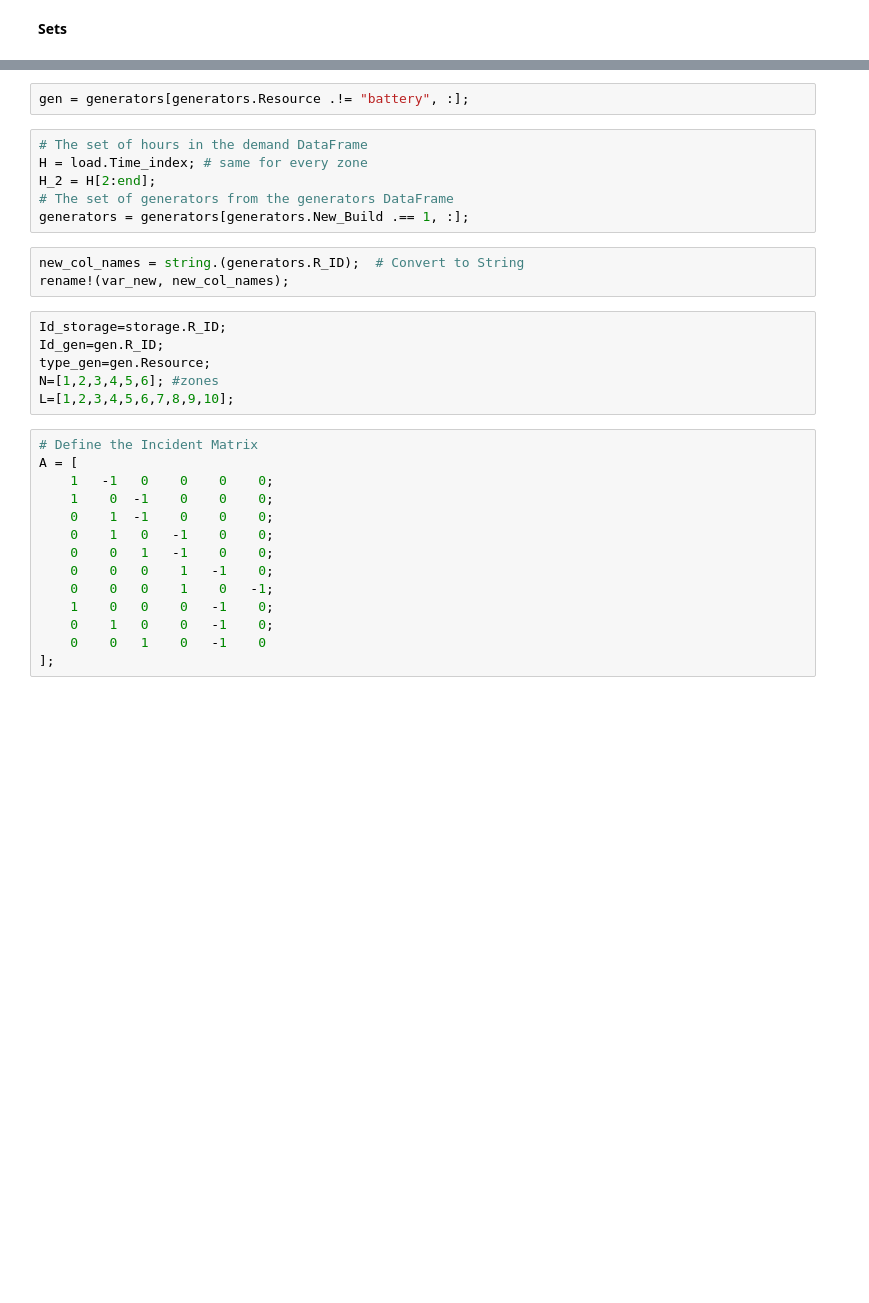
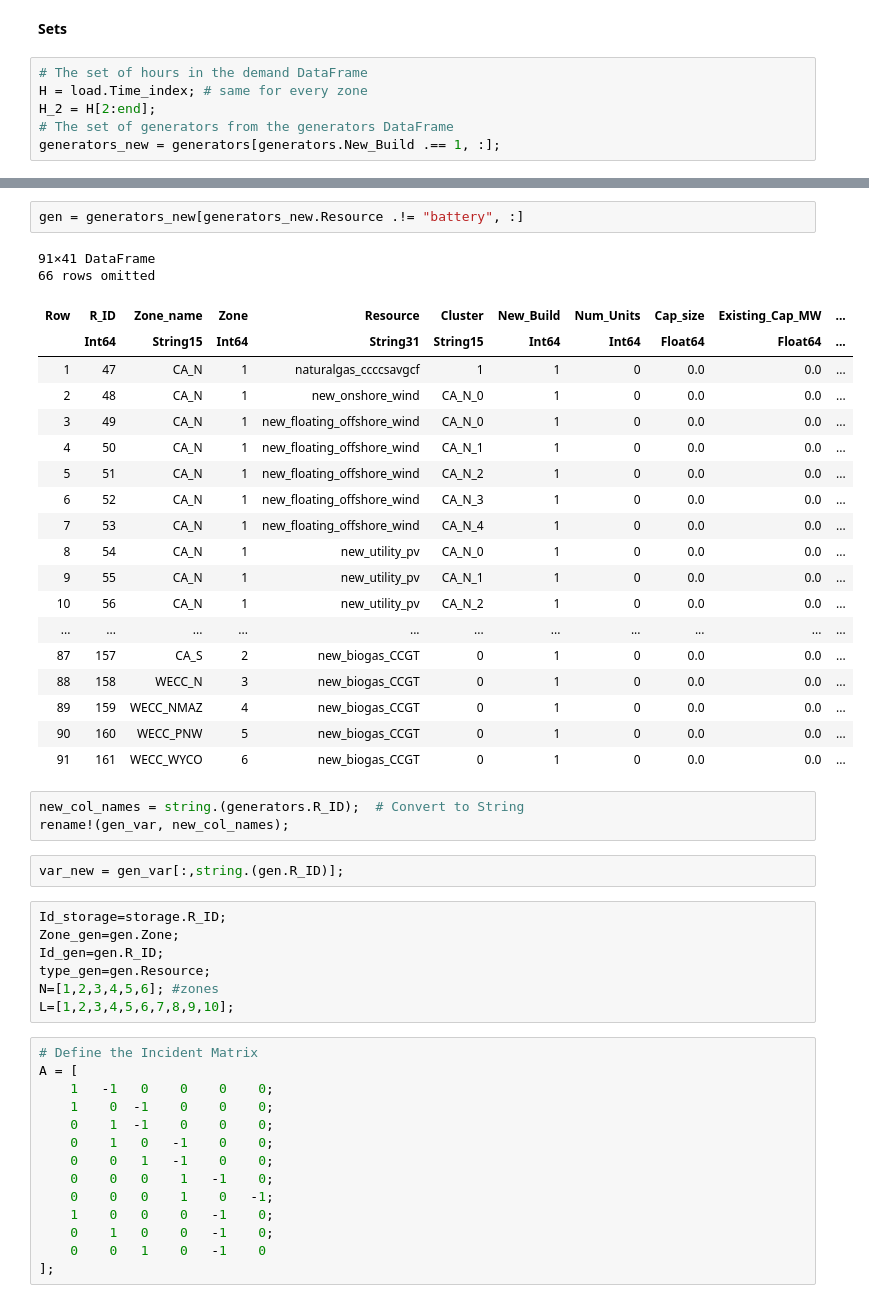
Before and after one commit to RPereira98/Coursework, a Jupyter notebook: Coursework.ipynb, the cells around one changed output, grey strips where cells are left out. Drawn from its saved outputs; the diff is of its cells as text; blank space fills up the shorter version.

```diff
--- a/Coursework.ipynb
+++ b/Coursework.ipynb
@@ -76,5 +131,11 @@ $\begin{align}
 **CASE 1: NO FLEXIBILITY**
 # %% [markdown]
 **Sets**
+# %%
+# The set of hours in the demand DataFrame
+H = load.Time_index; # same for every zone
+H_2 = H[2:end];
+# The set of generators from the generators DataFrame
+generators_new = generators[generators.New_Build .== 1, :];
 # %%
 # Storage
@@ -82,16 +153,34 @@ storage = generators[generators.Resource .== "battery", :];
 # %%
-gen = generators[generators.Resource .!= "battery", :];
+gen = generators_new[generators_new.Resource .!= "battery", :]
+# %% [output]
+91×41 DataFrame
+66 rows omitted
+| Row | R_ID | Zone_name | Zone | Resource | Cluster | New_Build | Num_Units | Cap_size | Existing_Cap_MW | ... |
+|  | Int64 | String15 | Int64 | String31 | String15 | Int64 | Int64 | Float64 | Float64 | ... |
+| 1 | 47 | CA_N | 1 | naturalgas_ccccsavgcf | 1 | 1 | 0 | 0.0 | 0.0 | ... |
+| 2 | 48 | CA_N | 1 | new_onshore_wind | CA_N_0 | 1 | 0 | 0.0 | 0.0 | ... |
+| 3 | 49 | CA_N | 1 | new_floating_offshore_wind | CA_N_0 | 1 | 0 | 0.0 | 0.0 | ... |
+| 4 | 50 | CA_N | 1 | new_floating_offshore_wind | CA_N_1 | 1 | 0 | 0.0 | 0.0 | ... |
+| 5 | 51 | CA_N | 1 | new_floating_offshore_wind | CA_N_2 | 1 | 0 | 0.0 | 0.0 | ... |
+| 6 | 52 | CA_N | 1 | new_floating_offshore_wind | CA_N_3 | 1 | 0 | 0.0 | 0.0 | ... |
+| 7 | 53 | CA_N | 1 | new_floating_offshore_wind | CA_N_4 | 1 | 0 | 0.0 | 0.0 | ... |
+| 8 | 54 | CA_N | 1 | new_utility_pv | CA_N_0 | 1 | 0 | 0.0 | 0.0 | ... |
+| 9 | 55 | CA_N | 1 | new_utility_pv | CA_N_1 | 1 | 0 | 0.0 | 0.0 | ... |
+| 10 | 56 | CA_N | 1 | new_utility_pv | CA_N_2 | 1 | 0 | 0.0 | 0.0 | ... |
+| ... | ... | ... | ... | ... | ... | ... | ... | ... | ... | ... |
+| 87 | 157 | CA_S | 2 | new_biogas_CCGT | 0 | 1 | 0 | 0.0 | 0.0 | ... |
+| 88 | 158 | WECC_N | 3 | new_biogas_CCGT | 0 | 1 | 0 | 0.0 | 0.0 | ... |
+| 89 | 159 | WECC_NMAZ | 4 | new_biogas_CCGT | 0 | 1 | 0 | 0.0 | 0.0 | ... |
+| 90 | 160 | WECC_PNW | 5 | new_biogas_CCGT | 0 | 1 | 0 | 0.0 | 0.0 | ... |
+| 91 | 161 | WECC_WYCO | 6 | new_biogas_CCGT | 0 | 1 | 0 | 0.0 | 0.0 | ... |
-# %%
-# The set of hours in the demand DataFrame
-H = load.Time_index; # same for every zone
-H_2 = H[2:end];
-# The set of generators from the generators DataFrame
-generators = generators[generators.New_Build .== 1, :];
 # %%
 new_col_names = string.(generators.R_ID);  # Convert to String
-rename!(var_new, new_col_names);
+rename!(gen_var, new_col_names);
+# %%
+var_new = gen_var[:,string.(gen.R_ID)];
 # %%
 Id_storage=storage.R_ID;
+Zone_gen=gen.Zone;
 Id_gen=gen.R_ID;
 type_gen=gen.Resource;
 N=[1,2,3,4,5,6]; #zones
```
Also changed, not shown: parts of 8 cells of this notebook.
